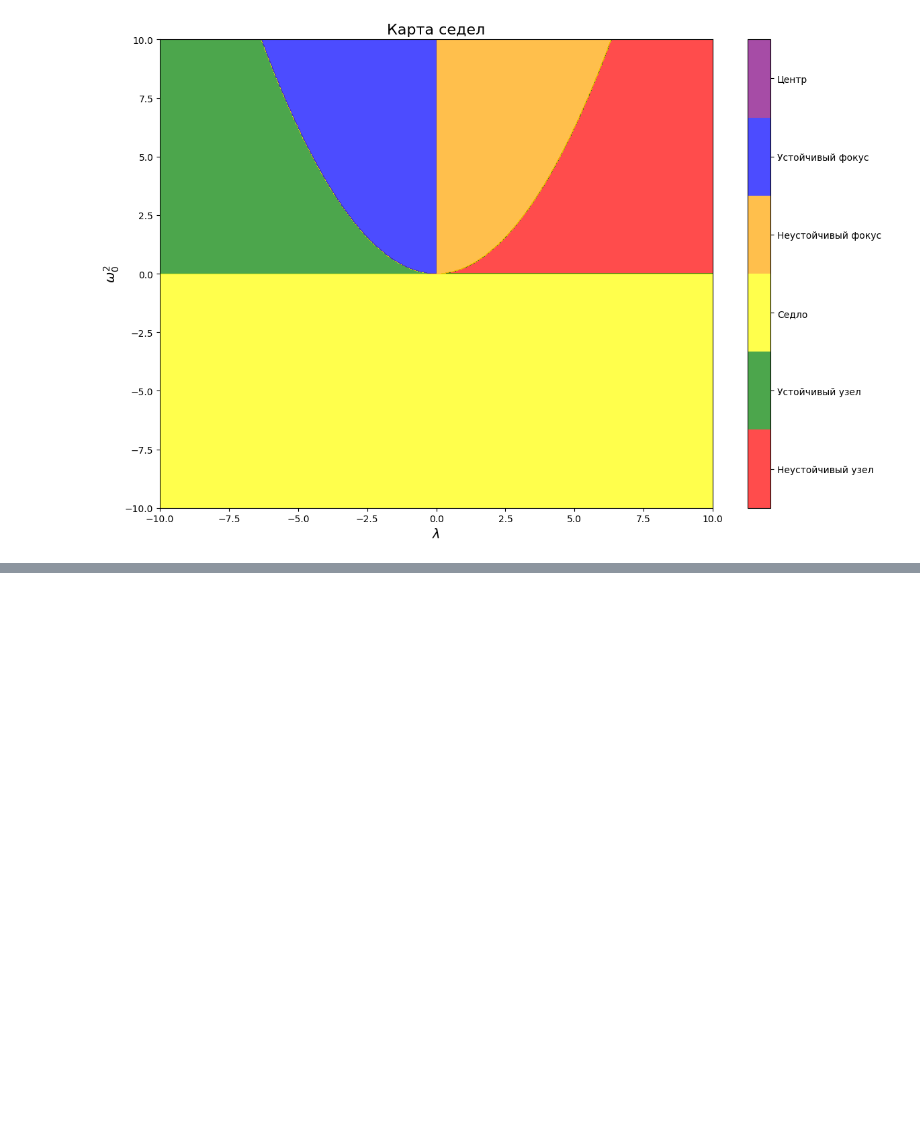
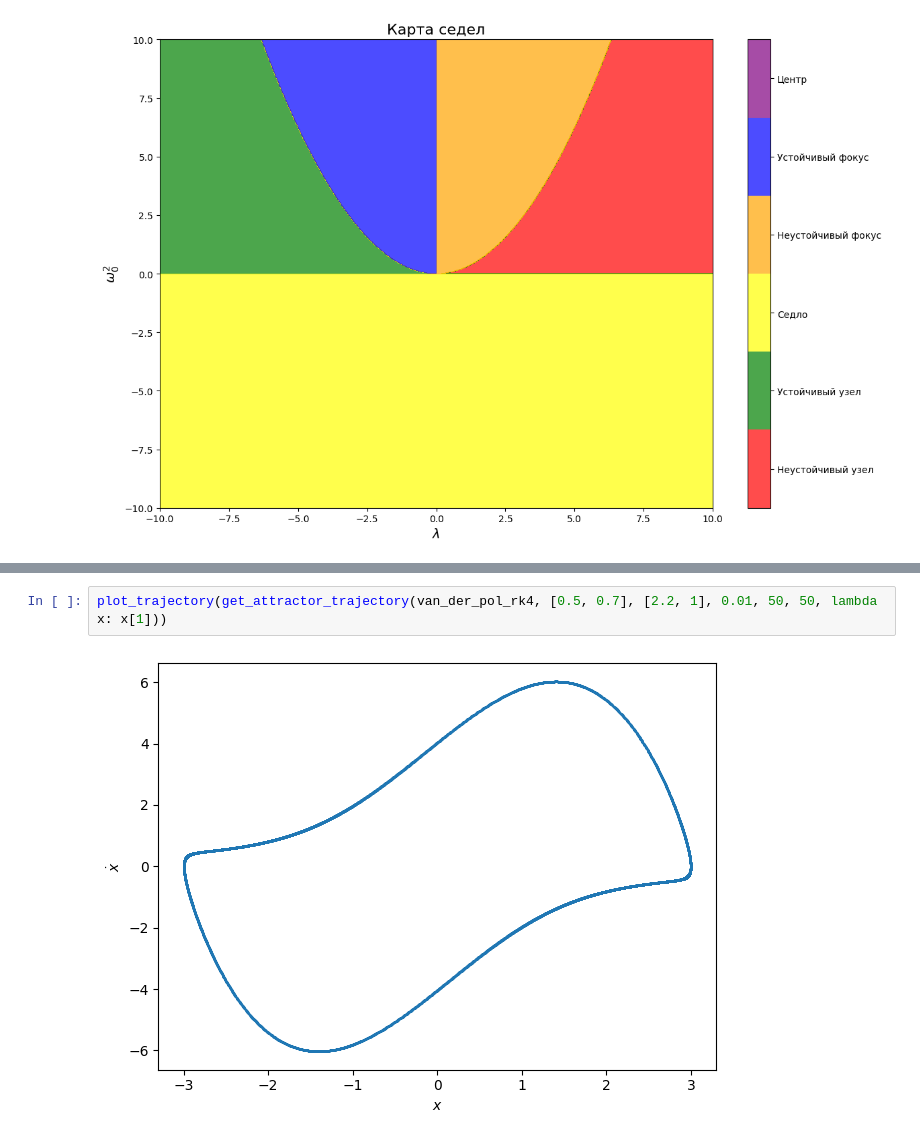
Before and after one commit to FFG99/neuromap_sync, a Jupyter notebook: explore/single_van_der_pol_dynamics.ipynb, the cells around one changed output, grey strips where cells are left out. Drawn from its saved outputs; the diff is of its cells as text; blank space fills up the shorter version.

```diff
--- a/explore/single_van_der_pol_dynamics.ipynb
+++ b/explore/single_van_der_pol_dynamics.ipynb
@@ -99,0 +130,4 @@ plt.show()
+# %%
+plot_trajectory(get_attractor_trajectory(van_der_pol_rk4, [0.5, 0.7], [2.2, 1], 0.01, 50, 50, lambda x: x[1]))
+# %% [output]
+[figure, added]
```
Also changed, not shown: parts of 8 cells of this notebook, 6 other files.
